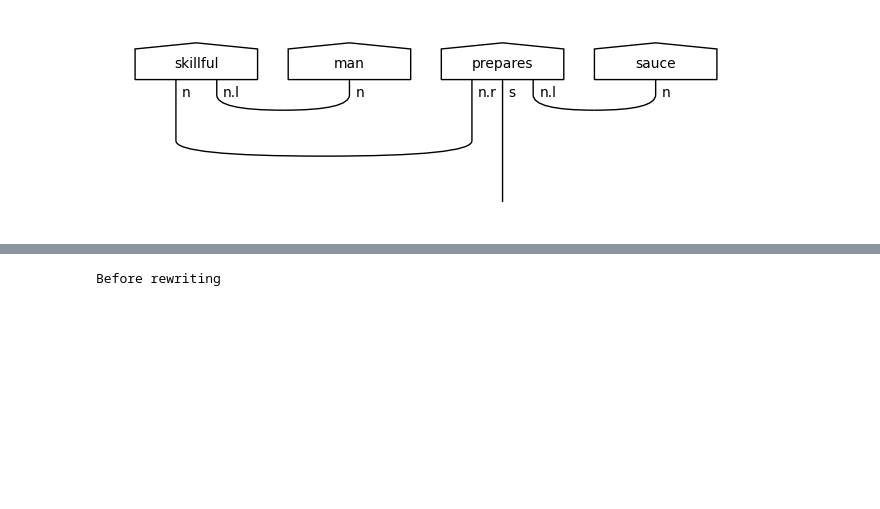
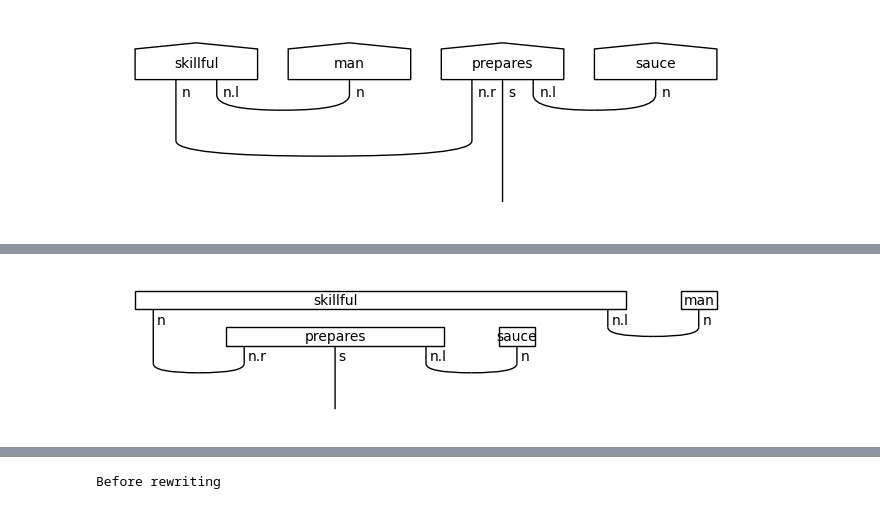
Before and after one commit to blue-research/qlang, a Jupyter notebook: algo_circuit.ipynb, the cells around one changed output, grey strips where cells are left out. Saved outputs shown, nothing was run; the diff lists cells and outputs as text; code cells hidden in the pictures; blank space fills up the shorter version.

```diff
--- a/algo_circuit.ipynb
+++ b/algo_circuit.ipynb
@@ -79,0 +95,10 @@ def diagram_rewriting(diagrams): #(data):
+# %%
+def re_norm(diagrams):
+    rewriter = Rewriter(['prepositional_phrase', 'determiner'])
+    rewritten_diagrams = [rewriter(diagram) for diagram in diagrams]
+    normalised_diagrams = [diagram.normal_form() for diagram in rewritten_diagrams]
+    return normalised_diagrams
+re_norm(raw_train_diagrams)[0].draw(path='./re_norm_diagram.png')
+re_norm(raw_train_diagrams)[0].draw()
+# %% [output]
+[figure, added]
```
Also changed, not shown: parts of 5 cells of this notebook.
